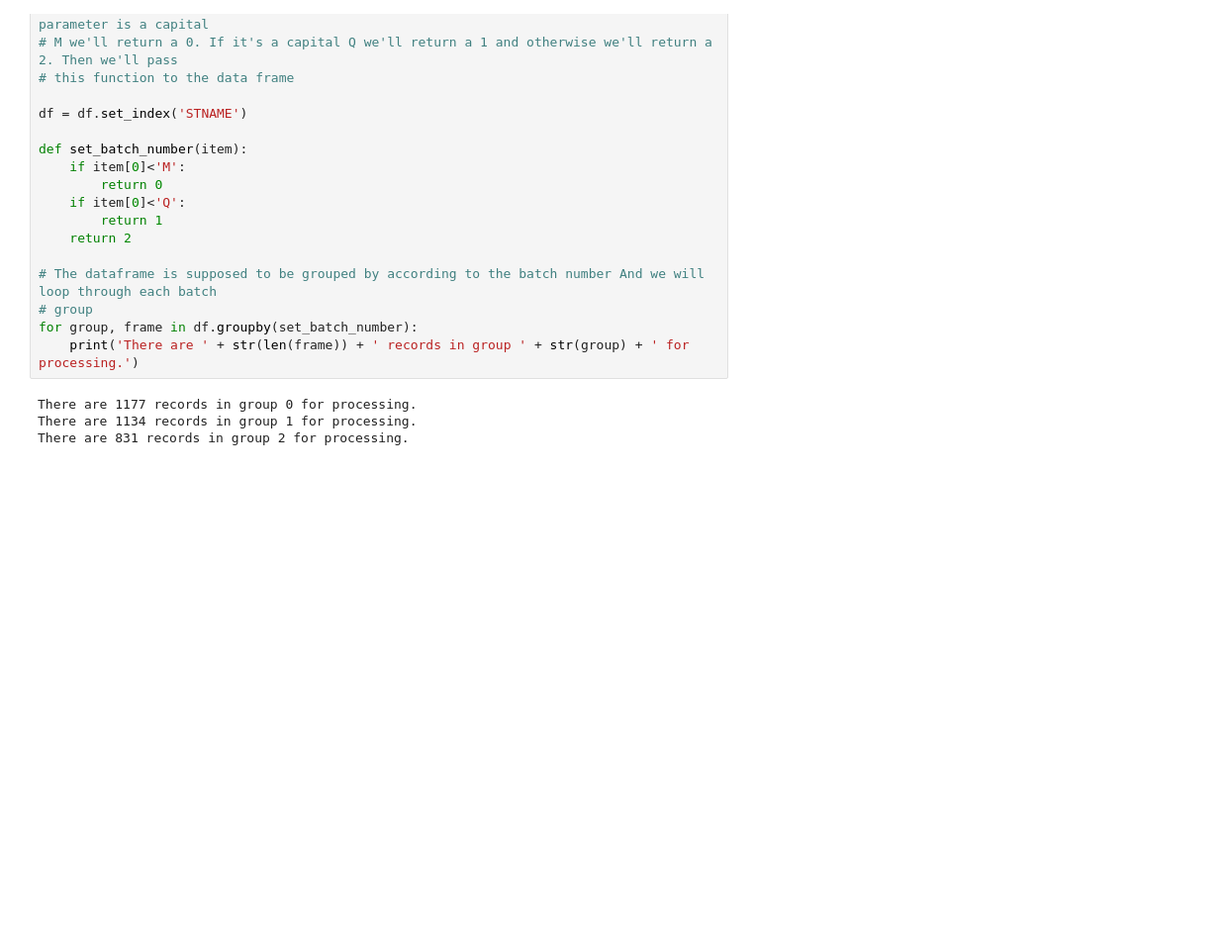
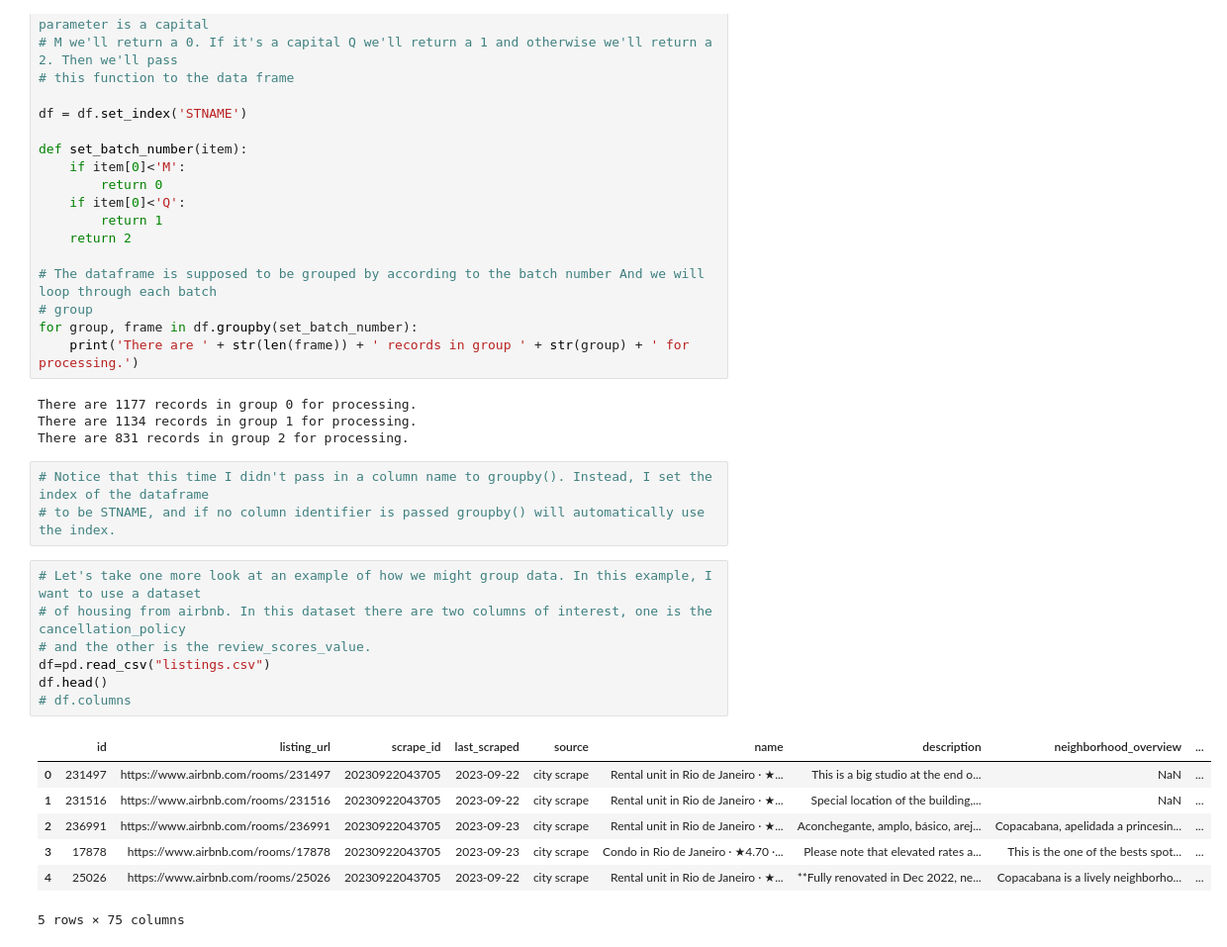
Before and after one commit to al102030/Machine-Learning-Course-C1, a Jupyter notebook: Part3-Files/GroupBy_ed.ipynb, the cells around one changed output. Shown at 99% size. Saved outputs shown, nothing was run; the diff lists cells and outputs as text; blank space fills up the shorter version.

```diff
--- a/Part3-Files/GroupBy_ed.ipynb
+++ b/Part3-Files/GroupBy_ed.ipynb
@@ -124,3 +124,21 @@ for group, frame in df.groupby(set_batch_number):
 There are 1177 records in group 0 for processing.
 There are 1134 records in group 1 for processing.
 There are 831 records in group 2 for processing.
+# %%
+# Notice that this time I didn't pass in a column name to groupby(). Instead, I set the index of the dataframe
+# to be STNAME, and if no column identifier is passed groupby() will automatically use the index.
+# %%
+# Let's take one more look at an example of how we might group data. In this example, I want to use a dataset
+# of housing from airbnb. In this dataset there are two columns of interest, one is the cancellation_policy
+# and the other is the review_scores_value.
+df=pd.read_csv("listings.csv")
+df.head()
+# df.columns
+# %% [output]
+|  | id | listing_url | scrape_id | last_scraped | source | name | description | neighborhood_overview | ... |
+| 0 | 231497 | https://www.airbnb.com/rooms/231497 | 20230922043705 | 2023-09-22 | city scrape | Rental unit in Rio de Janeiro · ★... | This is a big studio at the end o... | NaN | ... |
+| 1 | 231516 | https://www.airbnb.com/rooms/231516 | 20230922043705 | 2023-09-22 | city scrape | Rental unit in Rio de Janeiro · ★... | Special location of the building,... | NaN | ... |
+| 2 | 236991 | https://www.airbnb.com/rooms/236991 | 20230922043705 | 2023-09-23 | city scrape | Rental unit in Rio de Janeiro · ★... | Aconchegante, amplo, básico, arej... | Copacabana, apelidada a princesin... | ... |
+| 3 | 17878 | https://www.airbnb.com/rooms/17878 | 20230922043705 | 2023-09-23 | city scrape | Condo in Rio de Janeiro · ★4.70 ·... | Please note that elevated rates a... | This is the one of the bests spot... | ... |
+| 4 | 25026 | https://www.airbnb.com/rooms/25026 | 20230922043705 | 2023-09-22 | city scrape | Rental unit in Rio de Janeiro · ★... | **Fully renovated in Dec 2022, ne... | Copacabana is a lively neighborho... | ... |
+5 rows × 75 columns
```
Also changed, not shown: parts of 13 cells of this notebook, 2 other files.
